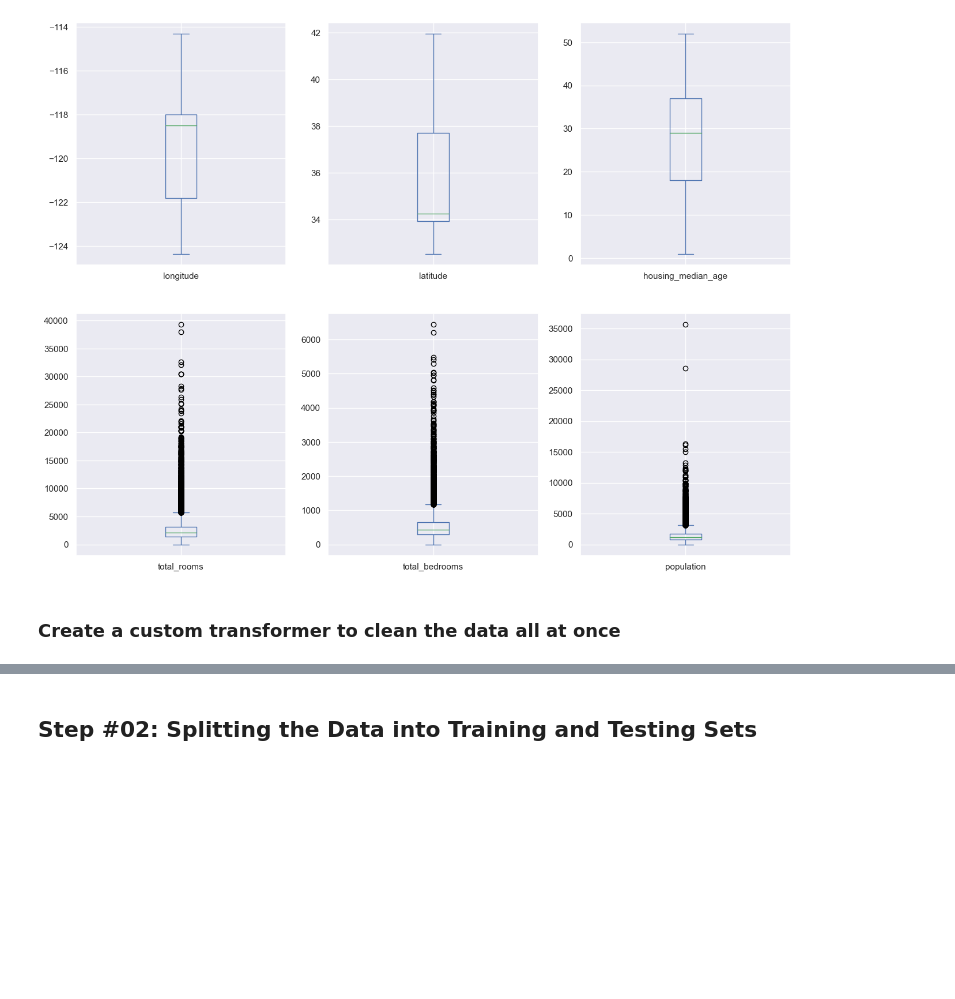
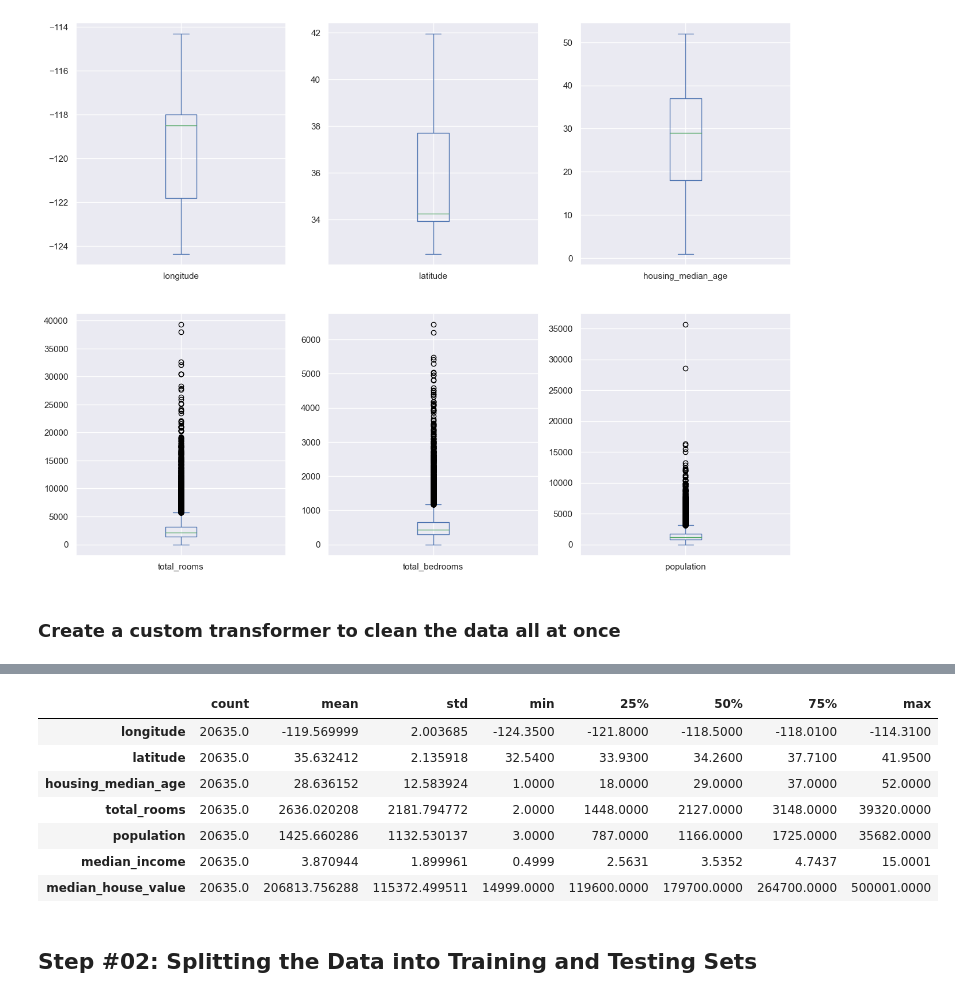
Before and after one commit to mohebmaher/GDSC-California-Housing-Prices, a Jupyter notebook: 02_preprocessing_for_machine_learning.ipynb, the cells around one changed output, grey strips where cells are left out. Drawn from its saved outputs; the diff is of its cells as text; code cells hidden in the pictures; blank space fills up the shorter version.

```diff
--- a/02_preprocessing_for_machine_learning.ipynb
+++ b/02_preprocessing_for_machine_learning.ipynb
@@ -100,14 +100,14 @@ for col, ax in zip(num_cols, axs):
 ### Create a custom transformer to clean the data all at once
 # %%
 # 1. Create a function to drop irrelevant features and low-frequency categories:
-def clean_data(data, drop_cols=None, drop_labels=None, drop_na=False):
+def clean_data(data, drop_cols=None, masks=None, drop_na=False):
     """Drops irrelevant features and low-frequency categories."""
     data_copy = data.copy()
     if drop_cols is not None:
         data_copy = data_copy.drop(drop_cols, axis=1)
-    if drop_labels is not None:
-        for col, label in drop_labels.items():
-            data_copy = data_copy[data_copy[col] != label]
+    if masks is not None:
+        for col, mask in masks.items():
+            data_copy = data_copy[eval(f"data_copy['{col}'] {mask}")].copy()
     if drop_na is True:
         data_copy.dropna(inplace=True)
     return data_copy
@@ -115,7 +115,7 @@ def clean_data(data, drop_cols=None, drop_labels=None, drop_na=False):
 # 2. Create a kw_args dictionary:
 kw_args = {
     "drop_cols": ["total_bedrooms", "households"],
-    "drop_labels": {"ocean_proximity": "ISLAND"},
+    "masks": {"ocean_proximity": "!= 'ISLAND'"},
     "drop_na": True
 }
 
@@ -138,3 +139,14 @@ cal_housing_prices_clean.head()
+# %%
+cal_housing_prices_clean.describe().transpose()
+# %% [output]
+|  | count | mean | std | min | 25% | 50% | 75% | max |
+| longitude | 20635.0 | -119.569999 | 2.003685 | -124.3500 | -121.8000 | -118.5000 | -118.0100 | -114.3100 |
+| latitude | 20635.0 | 35.632412 | 2.135918 | 32.5400 | 33.9300 | 34.2600 | 37.7100 | 41.9500 |
+| housing_median_age | 20635.0 | 28.636152 | 12.583924 | 1.0000 | 18.0000 | 29.0000 | 37.0000 | 52.0000 |
+| total_rooms | 20635.0 | 2636.020208 | 2181.794772 | 2.0000 | 1448.0000 | 2127.0000 | 3148.0000 | 39320.0000 |
+| population | 20635.0 | 1425.660286 | 1132.530137 | 3.0000 | 787.0000 | 1166.0000 | 1725.0000 | 35682.0000 |
+| median_income | 20635.0 | 3.870944 | 1.899961 | 0.4999 | 2.5631 | 3.5352 | 4.7437 | 15.0001 |
+| median_house_value | 20635.0 | 206813.756288 | 115372.499511 | 14999.0000 | 119600.0000 | 179700.0000 | 264700.0000 | 500001.0000 |
 # %% [markdown]
 ## Step #02: Splitting the Data into Training and Testing Sets
 # %%
```
Also changed, not shown: parts of 2 cells of this notebook.
